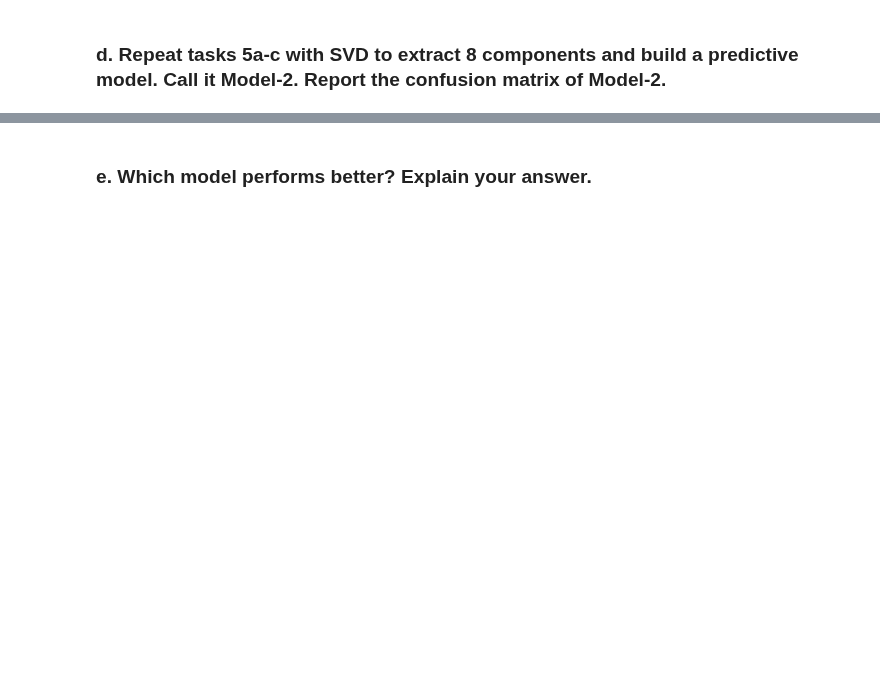
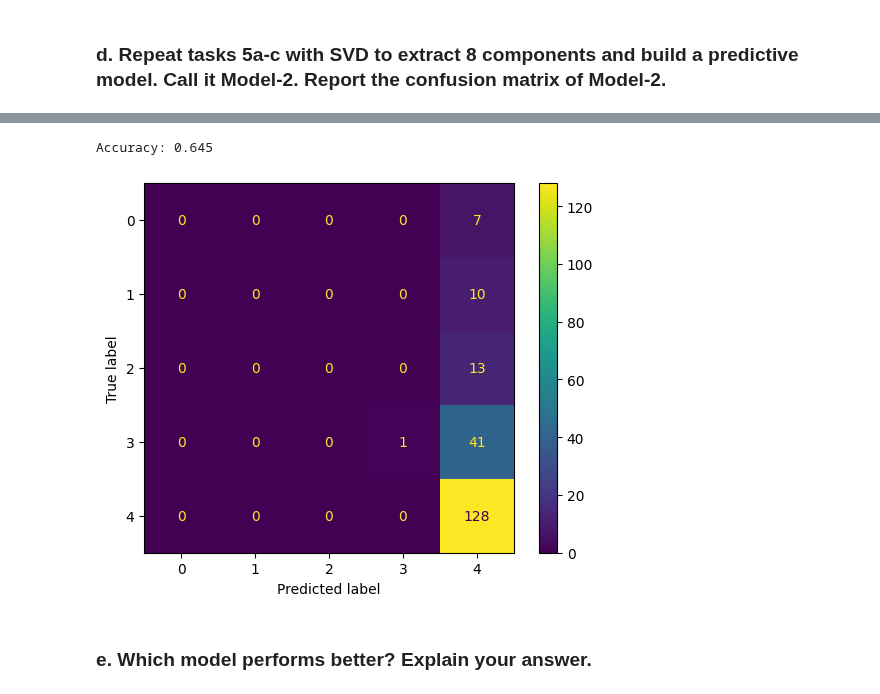
Before and after one commit to EviIius/6211_Advanced_BA, a Jupyter notebook: Assignment3_TextMining/Text-Mining.ipynb, the cells around one changed output, grey strips where cells are left out. Saved outputs shown, nothing was run; the diff lists cells and outputs as text; code cells hidden in the pictures; blank space fills up the shorter version.

```diff
--- a/Assignment3_TextMining/Text-Mining.ipynb
+++ b/Assignment3_TextMining/Text-Mining.ipynb
@@ -471,2 +568,43 @@ model_df
+# %%
+from sklearn.model_selection import train_test_split
+from sklearn.tree import DecisionTreeClassifier
+from sklearn.metrics import accuracy_score
+
+
+# Step 1: Create a new DataFrame with the combined columns
+combined_df = pd.DataFrame({'Non-Text Column 1': df['Price'], 'Non-Text Column 2': df['review/helpfulness'],
+                            'Component 1': svd_df[0], 'Component 2': svd_df[1], 'Component 3': svd_df[2],
+                            'Component 4': svd_df[3], 'Component 5': svd_df[4]})
+
+# Step 2: Split the data into input features (X) and target variable (y)
+X = combined_df[['Non-Text Column 1', 'Non-Text Column 2', 'Component 1', 'Component 2', 'Component 3', 'Component 4', 'Component 5']]
+y = df['review/score']
+
+# Step 3: Split the data into training and testing sets
+X_train, X_test, y_train, y_test = train_test_split(X, y, test_size=0.2, random_state=42)
+
+# Step 4: Create an instance of the DecisionTreeClassifier model
+model_1 = DecisionTreeClassifier()
+
+# Step 5: Fit the model to the training data
+model_1.fit(X_train, y_train)
+
+# Step 6: Predict the target variable for the testing data
+y_pred = model_1.predict(X_test)
+
+# Step 7: Evaluate the model's performance
+accuracy = accuracy_score(y_test, y_pred)
+# %%
+import matplotlib.pyplot as plt
+from sklearn import metrics
+
+# Calculate the confusion matrix
+accuracy = metrics.accuracy_score(y_test, y_pred)
+print("\nAccuracy:", accuracy)
+cm = metrics.confusion_matrix(y_test,y_pred) # row - true value; column - predicted
+disp = metrics.ConfusionMatrixDisplay(confusion_matrix=cm).plot()
+# %% [output]
+Accuracy: 0.645
+[figure, added]
 # %% [markdown]
 ### **e. Which model performs better?  Explain your answer.**
```
Also changed, not shown: parts of 12 cells of this notebook.
